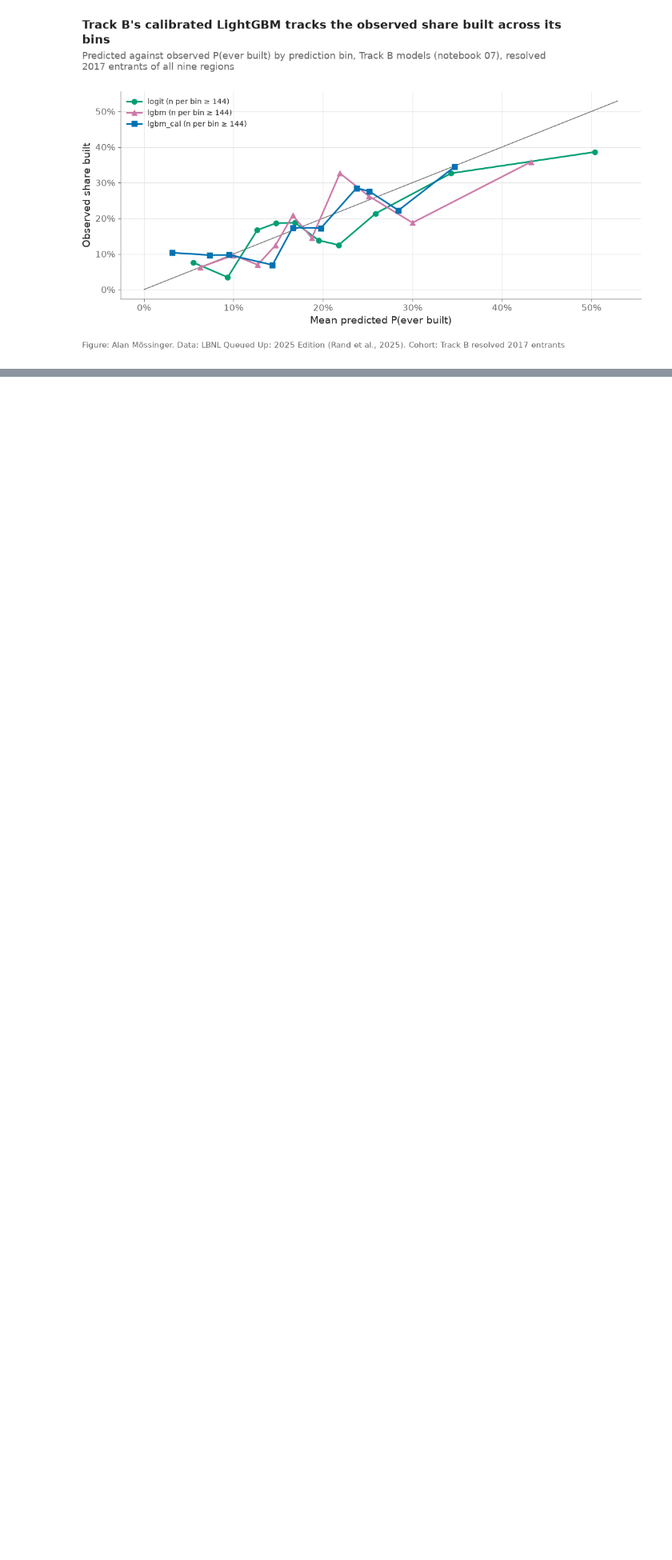
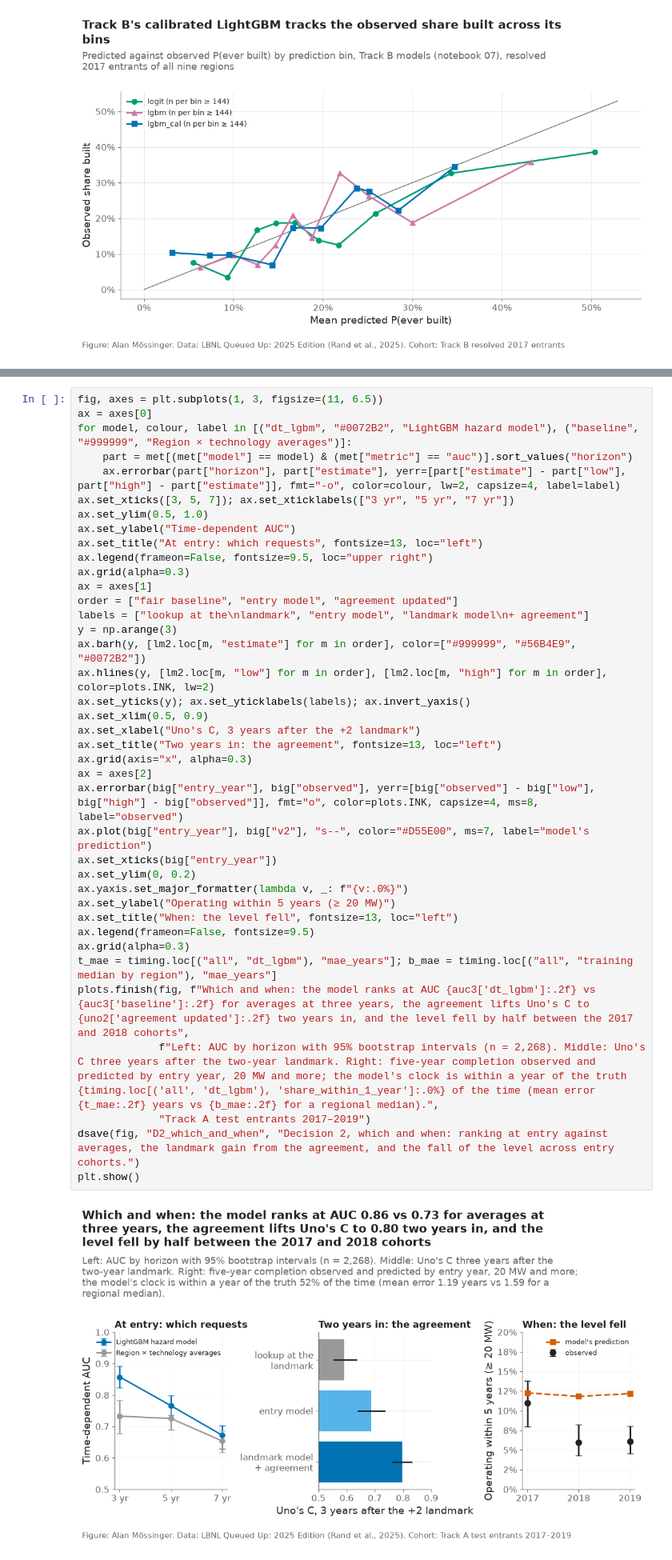
Before and after one commit to alanmossinger/Capstone, a Jupyter notebook: notebooks/18_evaluate_v2.ipynb, the cells around one changed output, grey strips where cells are left out. Shown at 80% size. Drawn from its saved outputs; the diff is of its cells as text; blank space fills up the shorter version.

```diff
--- a/notebooks/18_evaluate_v2.ipynb
+++ b/notebooks/18_evaluate_v2.ipynb
@@ -204,0 +338,41 @@ plt.show()
+# %%
+fig, axes = plt.subplots(1, 3, figsize=(11, 6.5))
+ax = axes[0]
+for model, colour, label in [("dt_lgbm", "#0072B2", "LightGBM hazard model"), ("baseline", "#999999", "Region × technology averages")]:
+    part = met[(met["model"] == model) & (met["metric"] == "auc")].sort_values("horizon")
+    ax.errorbar(part["horizon"], part["estimate"], yerr=[part["estimate"] - part["low"], part["high"] - part["estimate"]], fmt="-o", color=colour, lw=2, capsize=4, label=label)
+ax.set_xticks([3, 5, 7]); ax.set_xticklabels(["3 yr", "5 yr", "7 yr"])
+ax.set_ylim(0.5, 1.0)
+ax.set_ylabel("Time-dependent AUC")
+ax.set_title("At entry: which requests", fontsize=13, loc="left")
+ax.legend(frameon=False, fontsize=9.5, loc="upper right")
+ax.grid(alpha=0.3)
+ax = axes[1]
+order = ["fair baseline", "entry model", "agreement updated"]
+labels = ["lookup at the\nlandmark", "entry model", "landmark model\n+ agreement"]
+y = np.arange(3)
+ax.barh(y, [lm2.loc[m, "estimate"] for m in order], color=["#999999", "#56B4E9", "#0072B2"])
+ax.hlines(y, [lm2.loc[m, "low"] for m in order], [lm2.loc[m, "high"] for m in order], color=plots.INK, lw=2)
+ax.set_yticks(y); ax.set_yticklabels(labels); ax.invert_yaxis()
+ax.set_xlim(0.5, 0.9)
+ax.set_xlabel("Uno's C, 3 years after the +2 landmark")
+ax.set_title("Two years in: the agreement", fontsize=13, loc="left")
+ax.grid(axis="x", alpha=0.3)
+ax = axes[2]
+ax.errorbar(big["entry_year"], big["observed"], yerr=[big["observed"] - big["low"], big["high"] - big["observed"]], fmt="o", color=plots.INK, capsize=4, ms=8, label="observed")
+ax.plot(big["entry_year"], big["v2"], "s--", color="#D55E00", ms=7, label="model's prediction")
+ax.set_xticks(big["entry_year"])
+ax.set_ylim(0, 0.2)
+ax.yaxis.set_major_formatter(lambda v, _: f"{v:.0%}")
+ax.set_ylabel("Operating within 5 years (≥ 20 MW)")
+ax.set_title("When: the level fell", fontsize=13, loc="left")
+ax.legend(frameon=False, fontsize=9.5)
+ax.grid(alpha=0.3)
+t_mae = timing.loc[("all", "dt_lgbm"), "mae_years"]; b_mae = timing.loc[("all", "training median by region"), "mae_years"]
+plots.finish(fig, f"Which and when: the model ranks at AUC {auc3['dt_lgbm']:.2f} vs {auc3['baseline']:.2f} for averages at three years, the agreement lifts Uno's C to {uno2['agreement updated']:.2f} two years in, and the level fell by half between the 2017 and 2018 cohorts",
+             f"Left: AUC by horizon with 95% bootstrap intervals (n = 2,268). Middle: Uno's C three years after the two-year landmark. Right: five-year completion observed and predicted by entry year, 20 MW and more; the model's clock is within a year of the truth {timing.loc[('all', 'dt_lgbm'), 'share_within_1_year']:.0%} of the time (mean error {t_mae:.2f} years vs {b_mae:.2f} for a regional median).",
+             "Track A test entrants 2017–2019")
+dsave(fig, "D2_which_and_when", "Decision 2, which and when: ranking at entry against averages, the landmark gain from the agreement, and the fall of the level across entry cohorts.")
+plt.show()
+# %% [output]
+[figure, added]
```
Also changed, not shown: parts of 12 cells of this notebook, 18 other files.
